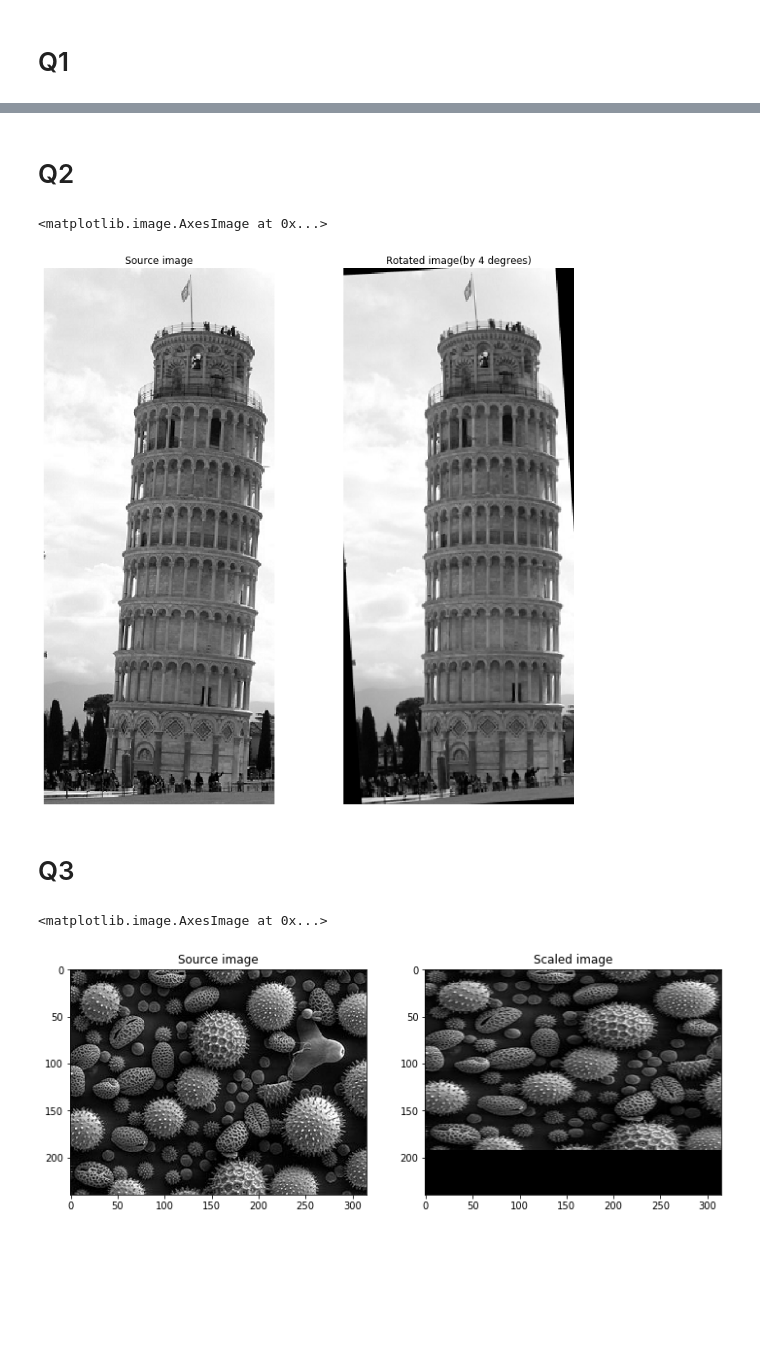
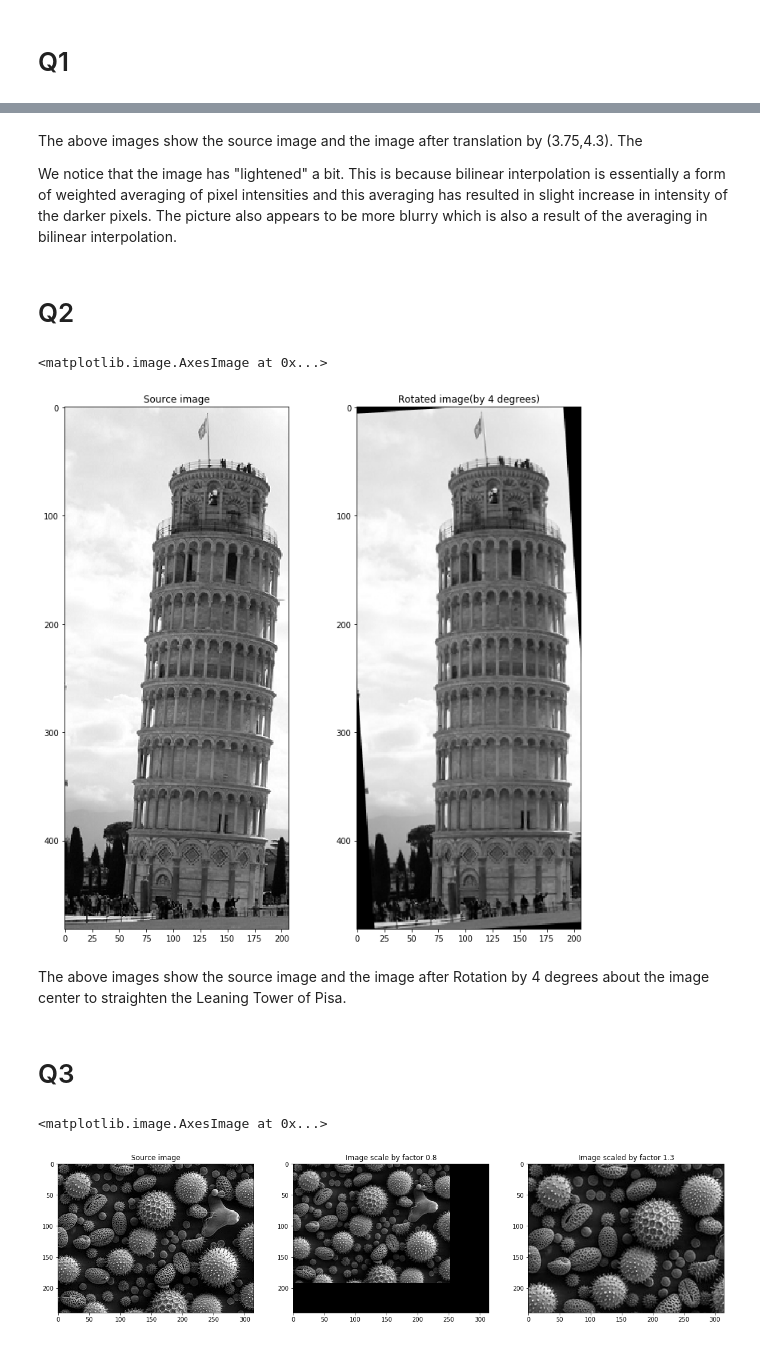
Before and after one commit to shreyasnn1/EE5175-Image-Signal-Processing, a Jupyter notebook: Lab1/lab1.ipynb, the cells around one changed output, grey strips where cells are left out. Saved outputs shown, nothing was run; the diff lists cells and outputs as text; code cells hidden in the pictures; blank space fills up the shorter version.

```diff
--- a/Lab1/lab1.ipynb
+++ b/Lab1/lab1.ipynb
@@ -10,21 +33,3 @@ from math import floor,ceil
-# %%
-def get_img_intensity(img,x,y):
-    assert len(img.shape)==2
-    assert isinstance(x,int)
-    assert isinstance(y,int)
-    if x<0 or x>=img.shape[0] or y<0 or y>=img.shape[1]:
-        return 0
-    else:
-        return img[x,y]
-
-def get_bilinear_interpolation_intensity(img_source,xs,ys):
-    assert len(img_source.shape)==2
-    xsd,ysd = int(floor(xs)),int(floor(ys))
-    a,b = xs - xsd, ys - ysd
-    return (1-a)*(1-b)*get_img_intensity(img_source,xsd,ysd) + \
-           (a)*(1-b)*get_img_intensity(img_source,xsd+1,ysd) + \
-           (1-a)*(b)*get_img_intensity(img_source,xsd,ysd+1) + \
-           (a)*(b)*get_img_intensity(img_source,xsd+1,ysd+1)
 # %%
 img_src = cv2.imread('lena_translate.png',0)
 (l,w) = img_src.shape
@@ -49,3 +57,7 @@ ax2.imshow(target_img,cmap='gray')
+# %% [markdown]
+The above images show the source image and the image after translation by (3.75,4.3). The
+
+We notice that the image has "lightened" a bit. This is because bilinear interpolation is essentially a form of weighted averaging of pixel intensities and this averaging has resulted in slight increase in intensity of the darker pixels. The picture also appears to be more blurry which is also a result of the averaging in bilinear interpolation.
 # %% [markdown]
 # Q2
 # %%
@@ -53,48 +65,70 @@ img_src2 = cv2.imread('pisa_rotate.png',0)
 (l,w) = img_src2.shape
 center = np.array([l/2,w/2])
 
-theta = np.deg2rad(-4)
+# By trial and error, 4 degrees anticlockwise was the best estimate of the angle by which the image had to be
+# rotated to obtain an erect Pisa tower
+theta = np.deg2rad(-4) # Convert to radians
 rotMat = np.array([[np.cos(theta),np.sin(theta)],[-np.sin(theta),np.cos(theta)]])
-rotMatInv = np.linalg.inv(rotMat)
+rotMatInv = np.linalg.inv(rotMat) # FInd inverse of the rotation matrix
 
 target_img2 = np.zeros((l,w))
 for i in range(l):
     for j in range(w):
+        # Rotate the target image coordinates to obtain the source img coordinates
         [i_s,j_s] = center + rotMatInv @ np.array([i,j] - center)
+        # Perform bilinear interpolation to find the target image intensity for each pixel
         target_img2[i,j] = get_bilinear_interpolation_intensity(img_src2,i_s,j_s)
 
+# Plot images
 f, (ax1, ax2) = plt.subplots(1, 2,figsize=(12,12))
-ax1.set_axis_off()
-ax2.set_axis_off()
+# ax1.set_axis_off()
+# ax2.set_axis_off()
 ax1.set_title("Source image")
 ax2.set_title("Rotated image(by 4 degrees)")
 ax1.imshow(img_src2,cmap='gray')
 ax2.imshow(target_img2,cmap='gray')
 # %% [output]
 <matplotlib.image.AxesImage at 0x...>
-[figure, old version]
+[figure, new version]
+# %% [markdown]
+The above images show the source image and the image after Rotation by 4 degrees about the image center to straighten
+the Leaning Tower of Pisa.
 # %% [markdown]
 # Q3
 # %%
 img_src3 = cv2.imread('cells_scale.png',0)
 (l,w) = img_src3.shape
 
-ScalMat = np.array([[0.8,0],[0,1.3]])
-ScalMatInv = np.linalg.inv(ScalMat)
+# Calculate transformation matrix and its inverse
+ScalMat1 = np.array([[0.8,0],[0,0.8]])
+ScalMatInv1 = np.linalg.inv(ScalMat1)
 
-target_img3 = np.zeros((l,w))
+ScalMat2 = np.array([[1.3,0],[0,1.3]])
+ScalMatInv2 = np.linalg.inv(ScalMat2)
+
+target_img3_1 = np.zeros((l,w))
+target_img3_2 = np.zeros((l,w))
 for i in range(l):
     for j in range(w):
-        [i_s,j_s] = ScalMatInv @ np.array([i,j])
-        target_img3[i,j] = get_bilinear_interpolation_intensity(img_src3,i_s,j_s)
+        # Multiply target coordinates by Inverse transformation matrix to obtain the source image coordinates
+        [i_s1,j_s1] = ScalMatInv1 @ np.array([i,j])
+        # Perform bilinear interpolation to find the target image intensity for each pixel
+        target_img3_1[i,j] = get_bilinear_interpolation_intensity(img_src3,i_s1,j_s1)
 
-f, (ax1, ax2) = plt.subplots(1, 2,figsize=(12,12))
+        # Repeat the same steps to scale by factor of 1.3
+        [i_s2,j_s2] = ScalMatInv2 @ np.array([i,j])
+        target_img3_2[i,j] = get_bilinear_interpolation_intensity(img_src3,i_s2,j_s2)
+
+# Plot images
+f, (ax1, ax2, ax3) = plt.subplots(1, 3,figsize=(20,20))
 # ax1.set_axis_off()
 # ax2.set_axis_off()
 ax1.set_title("Source image")
-ax2.set_title("Scaled image")
+ax2.set_title("Image scaled by factor 0.8")
+ax3.set_title("Image scaled by factor 1.3")
 ax1.imshow(img_src3,cmap='gray')
-ax2.imshow(target_img3,cmap='gray')
+ax2.imshow(target_img3_1,cmap='gray')
+ax3.imshow(target_img3_2,cmap='gray')
 # %% [output]
 <matplotlib.image.AxesImage at 0x...>
-[figure, old version]
+[figure, new version]
```
Also changed, not shown: parts of 5 cells of this notebook.
